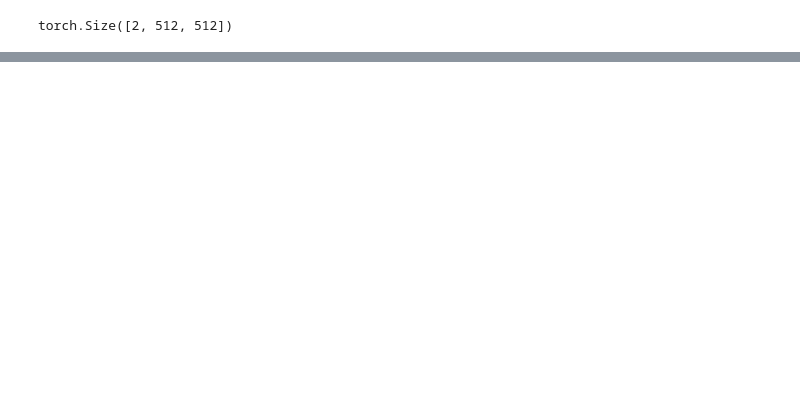
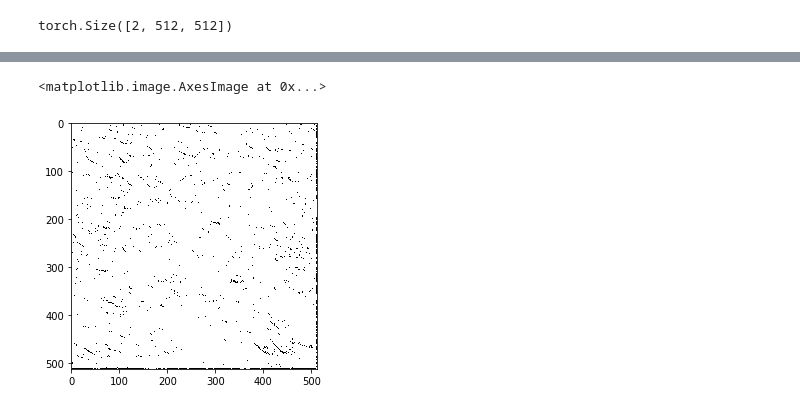
Before and after one commit to ThomasHEBRARD/advanced_image_analysis, a Jupyter notebook: u_net.ipynb, the cells around one changed output, grey strips where cells are left out. Cells and saved outputs as stored; diff of their text form; code cells hidden in the pictures; blank space fills up the shorter version.

Commit message:
print final image

```diff
--- a/u_net.ipynb
+++ b/u_net.ipynb
@@ -470,0 +504,2 @@ output.backward()
+# %%
+result2 = network(train_x)
@@ -470,0 +544,3 @@ output.backward()
+# %%
+result_soft2 =m(result2)
+print(result_soft2)
@@ -470,0 +565,17 @@ output.backward()
+# %%
+image_result2 = result_soft2[1]
+image_result2.shape
+one_label_result = torch.empty((512,512), dtype=torch.int64)
+for i in range(0,512):
+    for j in range(0,512):
+        if image_result2[0,i,j]>image_result2[1,i,j]:
+            one_label_result[i,j] = 0
+        if image_result2[0,i,j]<=image_result2[1,i,j]:
+            one_label_result[i,j] = 255
+# %%
+one_label_result =np.array(one_label_result).astype(np.uint8)
+# %%
+imshow(one_label_result)
+# %% [output]
+<matplotlib.image.AxesImage at 0x...>
+[figure, added]
```
Also changed, not shown: parts of 8 cells of this notebook.
